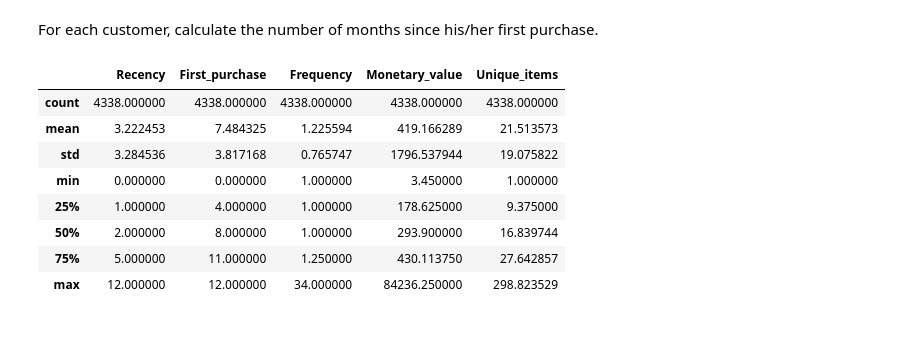
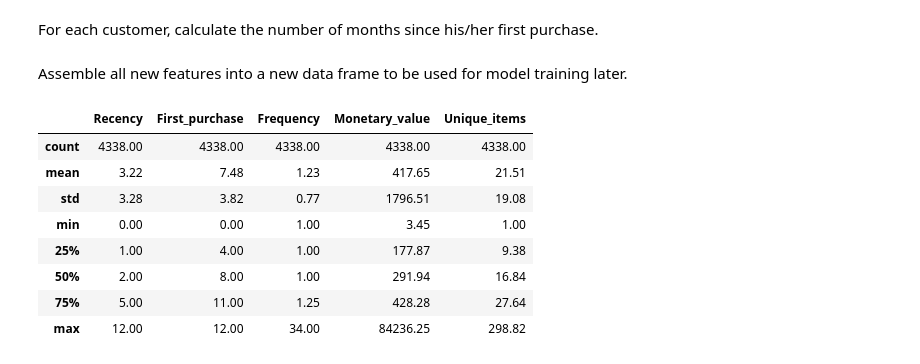
Before and after one commit to wasimkhan33/Online-Retail-Customer-Segmentation, a Jupyter notebook: Online_Retail_Customer_Segmentation_Capstone_Project.ipynb, the cells around one changed output. Cells and saved outputs as stored; diff of their text form; code cells hidden in the pictures; blank space fills up the shorter version.

```diff
--- a/Online_Retail_Customer_Segmentation_Capstone_Project.ipynb
+++ b/Online_Retail_Customer_Segmentation_Capstone_Project.ipynb
@@ -28,6 +28,10 @@ import matplotlib.pyplot as plt
 from datetime import datetime
 import warnings
 warnings.filterwarnings('ignore')
+
+%matplotlib inline
+pd.set_option('precision', 2) #sets the output display precision in terms of decimal places
+sns.set_style('whitegrid')
 # %%
 from google.colab import drive
 drive.mount('/content/drive')
@@ -557,3 +603,7 @@ df.dropna(axis=0, subset=['CustomerID'], inplace= True)
+# %%
+# Drop duplicated records.
+indx = df[df.duplicated(keep='first')].index
+df.drop(index = indx, inplace= True)
 # %%
 df.dtypes.value_counts()
 # %% [output]
@@ -654,10 +690,6 @@ df['Mnths_since_purchase'] = df.Transaction_date.apply(lambda x: \
 Recency = df.groupby('CustomerID').agg({'Mnths_since_purchase' : 'min'}).copy().rename(columns= {'Mnths_since_purchase':'Recency'})
 # %% [markdown]
 For each customer, calculate the number of months since his/her first purchase.
-# %%
-# # Calculate the number of months since the first purchase for each customer
-df['First_purchase'] = df['Mnths_since_purchase'].copy()
-First_purchase = df.groupby('CustomerID').agg({'First_purchase' : 'max'}).copy().rename(columns= {'Mnths_since_purchase':'First_purchase'})
 # %%
 # Calculate the number of months since the first purchase for each customer
 df['First_purchase'] = df['Mnths_since_purchase'].copy()
@@ -673,17 +705,19 @@ Monetary_value = df.groupby(['CustomerID',
 # Calculate Average number of unique items in each transaction for each customer
 unique_items = df.groupby(['CustomerID', 'InvoiceNo']).agg({'StockCode': 'nunique'}).groupby(['CustomerID']\
             ).agg({'StockCode':'mean'}).rename(columns={'StockCode': 'Unique_items'})
+# %% [markdown]
+Assemble all new features into a new data frame to be used for model training later.
 # %%
 # Create transformed data for Clustering
-df = pd.concat([Recency, First_purchase, Frequency, Monetary_value,unique_items], axis=1)
-df.describe()
+data_transformed = pd.concat([Recency, First_purchase, Frequency, Monetary_value,unique_items], axis=1)
+data_transformed.describe()
 # %% [output]
 |  | Recency | First_purchase | Frequency | Monetary_value | Unique_items |
-| count | 4338.000000 | 4338.000000 | 4338.000000 | 4338.000000 | 4338.000000 |
-| mean | 3.222453 | 7.484325 | 1.225594 | 419.166289 | 21.513573 |
-| std | 3.284536 | 3.817168 | 0.765747 | 1796.537944 | 19.075822 |
-| min | 0.000000 | 0.000000 | 1.000000 | 3.450000 | 1.000000 |
-| 25% | 1.000000 | 4.000000 | 1.000000 | 178.625000 | 9.375000 |
-| 50% | 2.000000 | 8.000000 | 1.000000 | 293.900000 | 16.839744 |
-| 75% | 5.000000 | 11.000000 | 1.250000 | 430.113750 | 27.642857 |
-| max | 12.000000 | 12.000000 | 34.000000 | 84236.250000 | 298.823529 |
+| count | 4338.00 | 4338.00 | 4338.00 | 4338.00 | 4338.00 |
+| mean | 3.22 | 7.48 | 1.23 | 417.65 | 21.51 |
+| std | 3.28 | 3.82 | 0.77 | 1796.51 | 19.08 |
+| min | 0.00 | 0.00 | 1.00 | 3.45 | 1.00 |
+| 25% | 1.00 | 4.00 | 1.00 | 177.87 | 9.38 |
+| 50% | 2.00 | 8.00 | 1.00 | 291.94 | 16.84 |
+| 75% | 5.00 | 11.00 | 1.25 | 428.28 | 27.64 |
+| max | 12.00 | 12.00 | 34.00 | 84236.25 | 298.82 |
```
Also changed, not shown: parts of 25 cells of this notebook.
